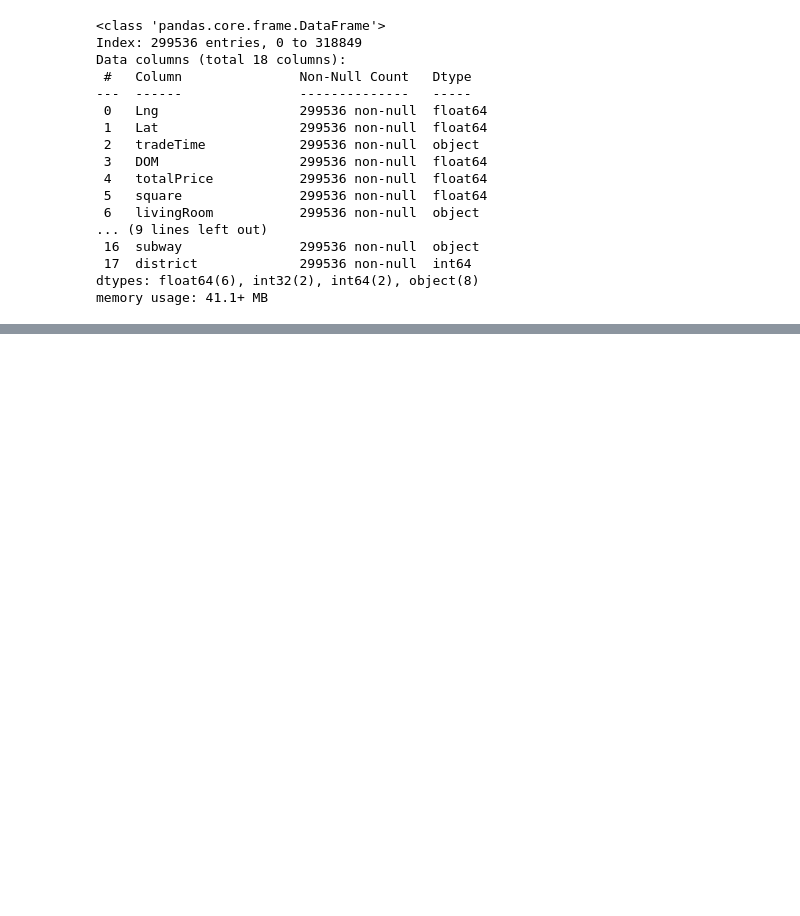
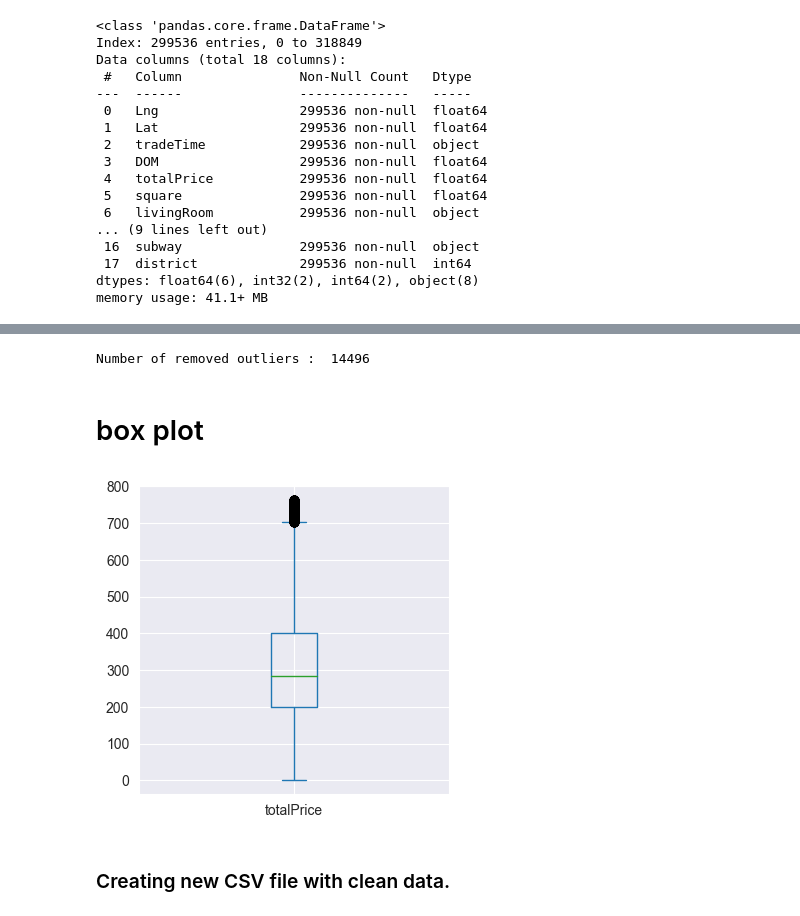
Before and after one commit to Estaheri7/Beijing-Housing-Analysis, a Jupyter notebook: src/housing_analysis.ipynb, the cells around one changed output, grey strips where cells are left out. Saved outputs shown, nothing was run; the diff lists cells and outputs as text; code cells hidden in the pictures; blank space fills up the shorter version.

Commit message:
removed outliers from totalPrice column

```diff
--- a/src/housing_analysis.ipynb
+++ b/src/housing_analysis.ipynb
@@ -333,0 +349,25 @@ housing_floor.head()
+# %%
+# Calculates outliers and IQR (including a factor of 1.5) for given column.
+def outliers(column : pd.Series) -> tuple[float, float, float]:
+    Q1: float = column.quantile(.25)
+    Q3: float = column.quantile(.75)
+    IQR: float = Q3 - Q1
+    return Q1, Q3, IQR * 1.5
+
+housing_no_outliers = housing_floor.copy()
+# calculate outliers
+res = outliers(housing_no_outliers["totalPrice"])
+# remove outliers
+housing_no_outliers = housing_no_outliers[(housing_no_outliers["totalPrice"] >= res[0] - res[2]) & (housing_no_outliers["totalPrice"] <= res[1] + res[2])]
+
+print('Number of removed outliers : ', housing_floor.shape[0] - housing_no_outliers.shape[0])
+# %% [output]
+Number of removed outliers :  14496
+# %% [markdown]
+# box plot
+# %%
+housing_no_outliers.totalPrice.plot(kind = "box", figsize=(4,4));
+# %% [output]
+[figure, added]
+# %% [markdown]
+### Creating new CSV file with clean data.
```
Also changed, not shown: parts of 6 cells of this notebook.
